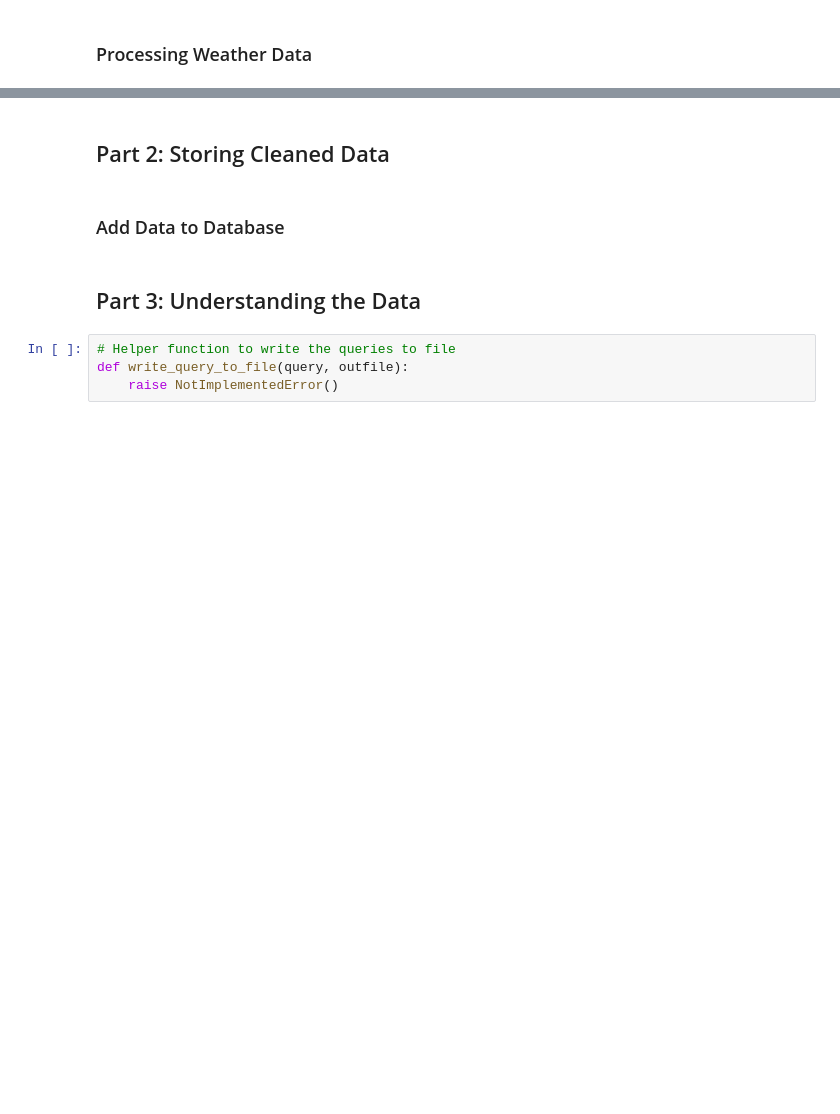
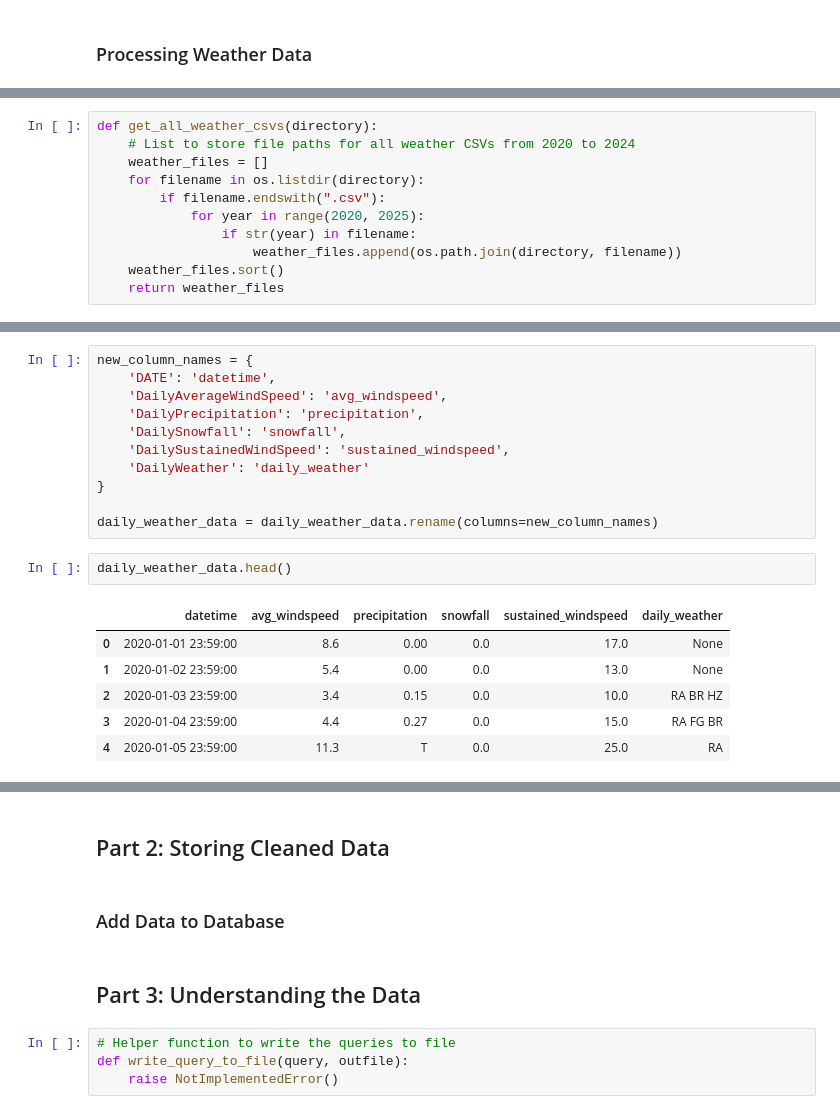
Before and after one commit to Yumingyue17/final-project, a Jupyter notebook: 4501 final project.ipynb, the cells around one changed output, grey strips where cells are left out. Saved outputs shown, nothing was run; the diff lists cells and outputs as text; blank space fills up the shorter version.

```diff
--- a/4501 final project.ipynb
+++ b/4501 final project.ipynb
@@ -453,0 +456,11 @@ uber_data.describe()
+# %%
+def get_all_weather_csvs(directory):
+    # List to store file paths for all weather CSVs from 2020 to 2024
+    weather_files = []
+    for filename in os.listdir(directory):
+        if filename.endswith(".csv"):
+            for year in range(2020, 2025):
+                if str(year) in filename:
+                    weather_files.append(os.path.join(directory, filename))
+    weather_files.sort()
+    return weather_files
@@ -453,0 +643,20 @@ uber_data.describe()
+# %%
+new_column_names = {
+    'DATE': 'datetime',
+    'DailyAverageWindSpeed': 'avg_windspeed',
+    'DailyPrecipitation': 'precipitation',
+    'DailySnowfall': 'snowfall',
+    'DailySustainedWindSpeed': 'sustained_windspeed',
+    'DailyWeather': 'daily_weather'
+}
+
+daily_weather_data = daily_weather_data.rename(columns=new_column_names)
+# %%
+daily_weather_data.head()
+# %% [output]
+|  | datetime | avg_windspeed | precipitation | snowfall | sustained_windspeed | daily_weather |
+| 0 | 2020-01-01 23:59:00 | 8.6 | 0.00 | 0.0 | 17.0 | None |
+| 1 | 2020-01-02 23:59:00 | 5.4 | 0.00 | 0.0 | 13.0 | None |
+| 2 | 2020-01-03 23:59:00 | 3.4 | 0.15 | 0.0 | 10.0 | RA BR HZ |
+| 3 | 2020-01-04 23:59:00 | 4.4 | 0.27 | 0.0 | 15.0 | RA FG BR |
+| 4 | 2020-01-05 23:59:00 | 11.3 | T | 0.0 | 25.0 | RA |
```
Also changed, not shown: parts of 18 cells of this notebook, 1 other file.
